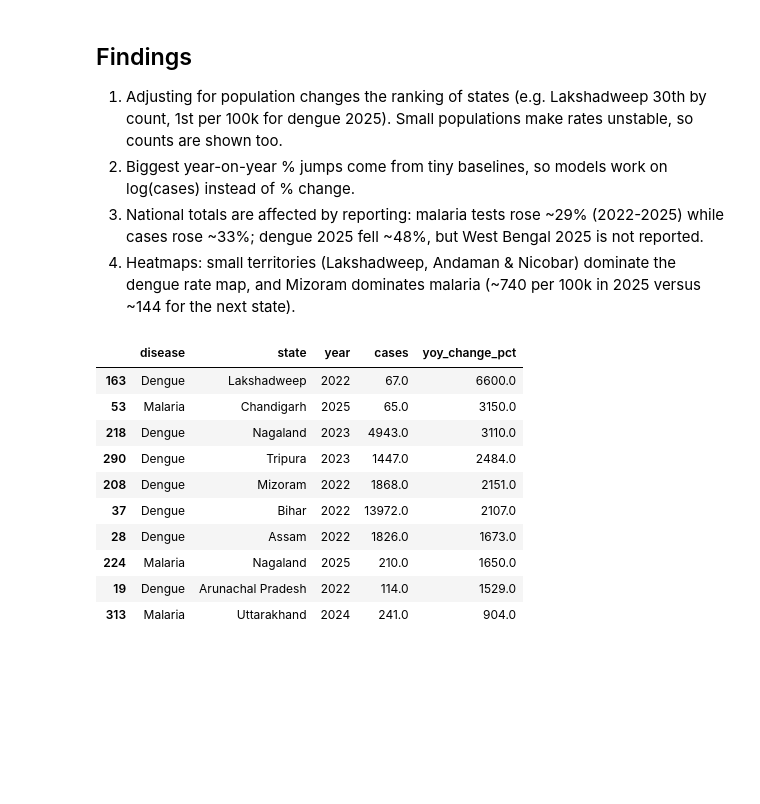
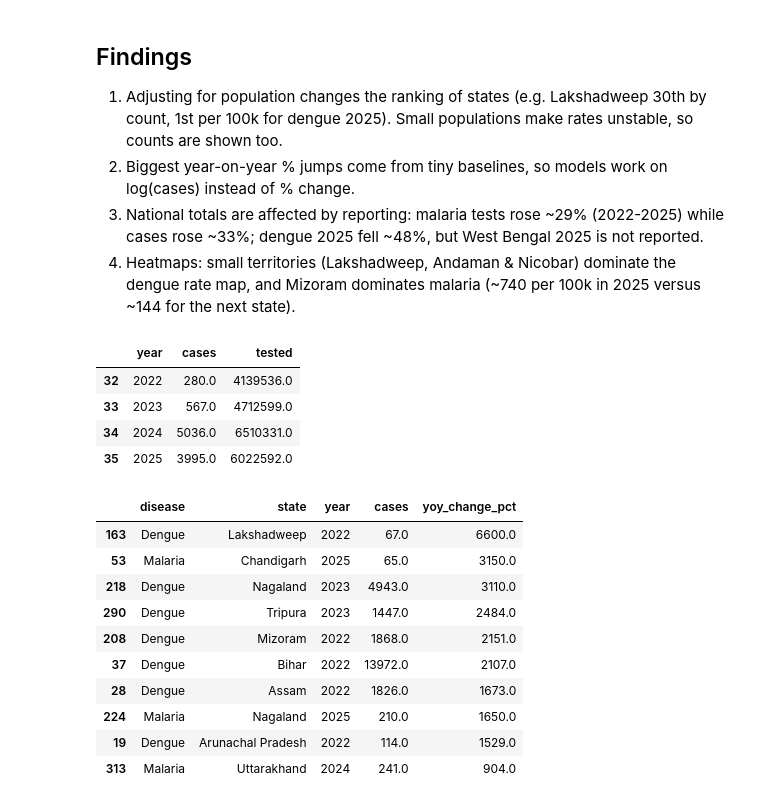
Before and after one commit to Rishlin/india-disease-surveillance, a Jupyter notebook: notebooks/01_eda.ipynb, the cells around one changed output. Saved outputs shown, nothing was run; the diff lists cells and outputs as text; code cells hidden in the pictures; blank space fills up the shorter version.

```diff
--- a/notebooks/01_eda.ipynb
+++ b/notebooks/01_eda.ipynb
@@ -4,6 +4,17 @@
 2. Biggest year-on-year % jumps come from tiny baselines, so models work on log(cases) instead of % change.
 3. National totals are affected by reporting: malaria tests rose ~29% (2022-2025) while cases rose ~33%; dengue 2025 fell ~48%, but West Bengal 2025 is not reported.
 4. Heatmaps: small territories (Lakshadweep, Andaman & Nicobar) dominate the dengue rate map, and Mizoram dominates malaria (~740 per 100k in 2025 versus ~144 for the next state).
+# %%
+import pandas as pd
+
+df = pd.read_csv("../data/processed/cases_per100k.csv")
+df[(df.disease == "Malaria") & (df.state == "Assam")][["year", "cases", "tested"]]
+# %% [output]
+|  | year | cases | tested |
+| 32 | 2022 | 280.0 | 4139536.0 |
+| 33 | 2023 | 567.0 | 4712599.0 |
+| 34 | 2024 | 5036.0 | 6510331.0 |
+| 35 | 2025 | 3995.0 | 6022592.0 |
 # %%
 d = df[df.usable].sort_values(["disease", "state", "year"]).copy()
 d["yoy_change_pct"] = d.groupby(["disease", "state"])["cases"].pct_change() * 100
```
